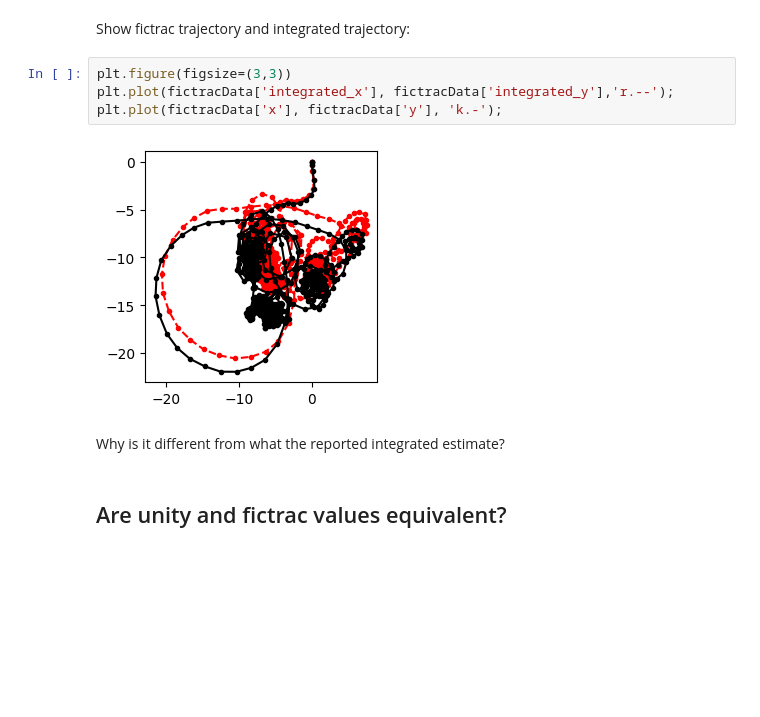
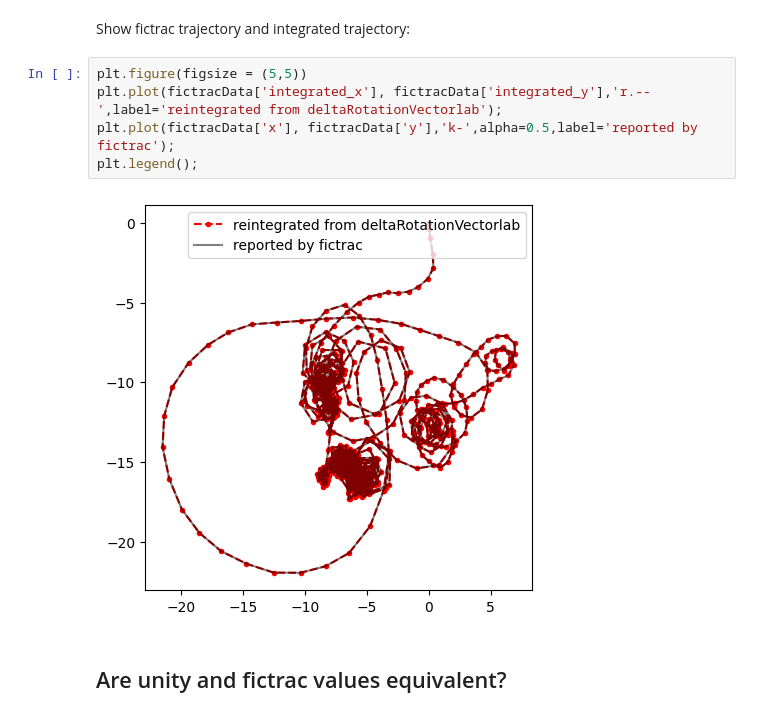
Before and after one commit to AishaHamid201/unityvr_SC, a Jupyter notebook: unityvr/scripts/unityFictracIntegrationTest.ipynb, the cells around one changed output. Cells and saved outputs as stored; diff of their text form; blank space fills up the shorter version.

```diff
--- a/unityvr/scripts/unityFictracIntegrationTest.ipynb
+++ b/unityvr/scripts/unityFictracIntegrationTest.ipynb
@@ -218,13 +231,12 @@ for d, dim_str in enumerate(['x', 'y']):
 # %% [markdown]
 Show fictrac trajectory and integrated trajectory:
 # %%
-plt.figure(figsize=(3,3))
-plt.plot(fictracData['integrated_x'], fictracData['integrated_y'],'r.--');
-plt.plot(fictracData['x'], fictracData['y'], 'k.-');
+plt.figure(figsize = (5,5))
+plt.plot(fictracData['integrated_x'], fictracData['integrated_y'],'r.--',label='reintegrated from deltaRotationVectorlab');
+plt.plot(fictracData['x'], fictracData['y'],'k-',alpha=0.5,label='reported by fictrac');
+plt.legend();
 # %% [output]
-[figure, old version]
+[figure, new version]
-# %% [markdown]
-Why is it different from what the reported integrated estimate?
 # %% [markdown]
 ## Are unity and fictrac values equivalent?
 # %% [markdown]
```
Also changed, not shown: parts of 38 cells of this notebook, 1 other file.
